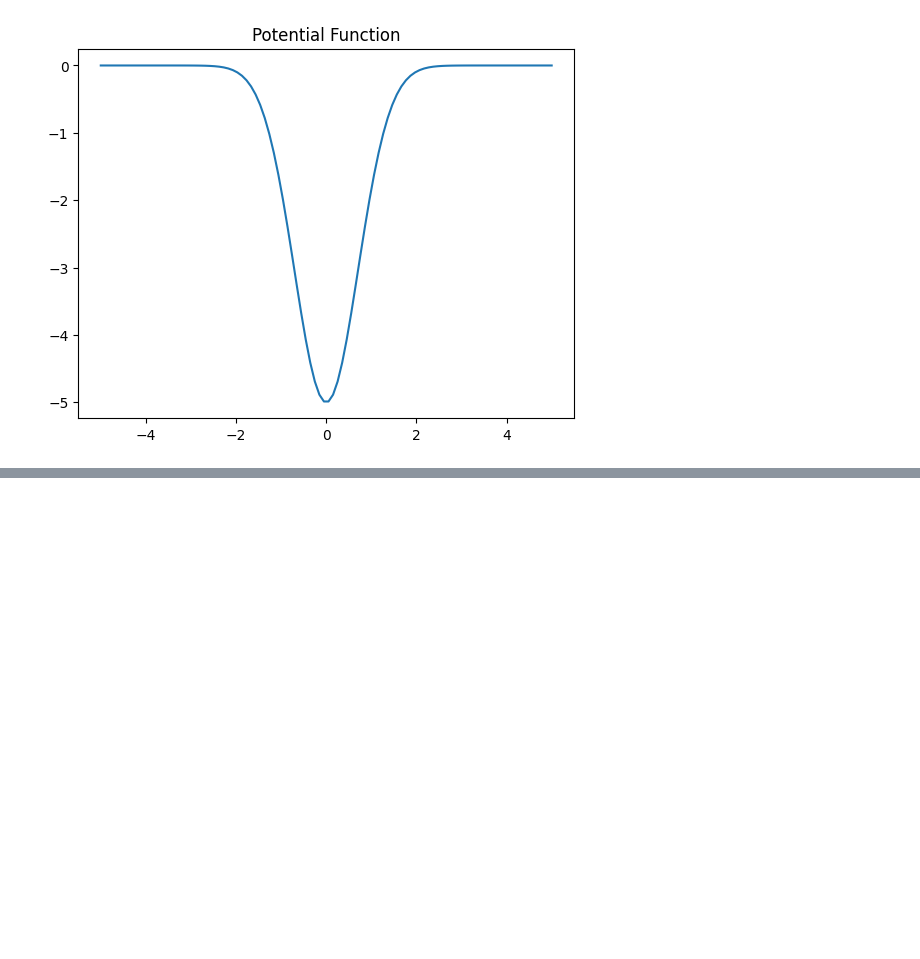
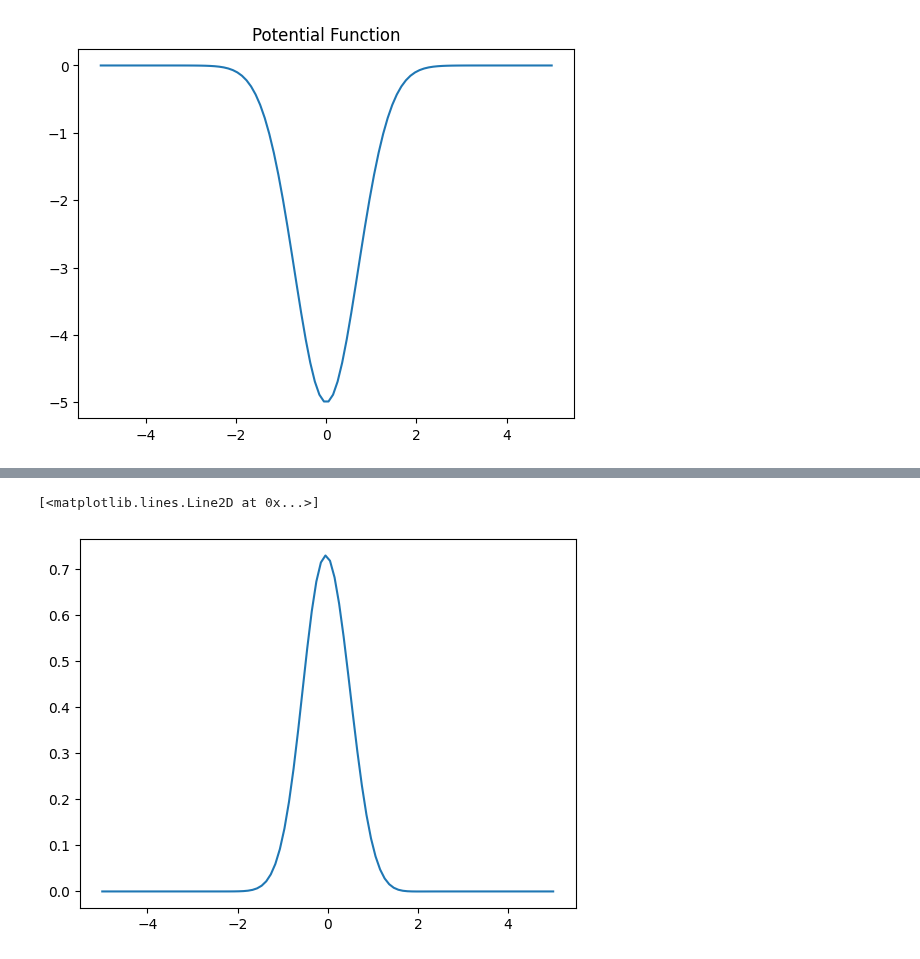
Before and after one commit to ZilD117/Comp-Physics, a Jupyter notebook: Hamiltonian Eigenvalues.ipynb, the cells around one changed output, grey strips where cells are left out. Saved outputs shown, nothing was run; the diff lists cells and outputs as text; code cells hidden in the pictures; blank space fills up the shorter version.

```diff
--- a/Hamiltonian Eigenvalues.ipynb
+++ b/Hamiltonian Eigenvalues.ipynb
@@ -84,0 +111,10 @@ First 3 Eigenvectors:
+# %%
+prob_psi = np.zeros(n_x)
+
+for i in range(0, n_x):
+    prob_psi[i] = (psi[i].real + psi[i].imag) * (psi[i].real - psi[i].imag)
+
+plt.plot(x, prob_psi)
+# %% [output]
+[<matplotlib.lines.Line2D at 0x...>]
+[figure, added]
```
Also changed, not shown: parts of 3 cells of this notebook.
